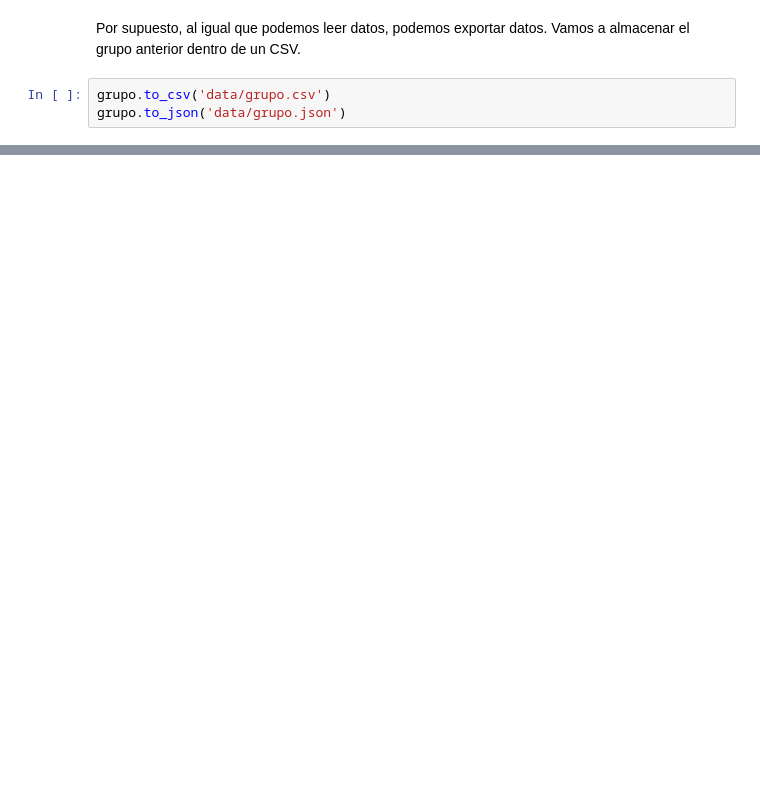
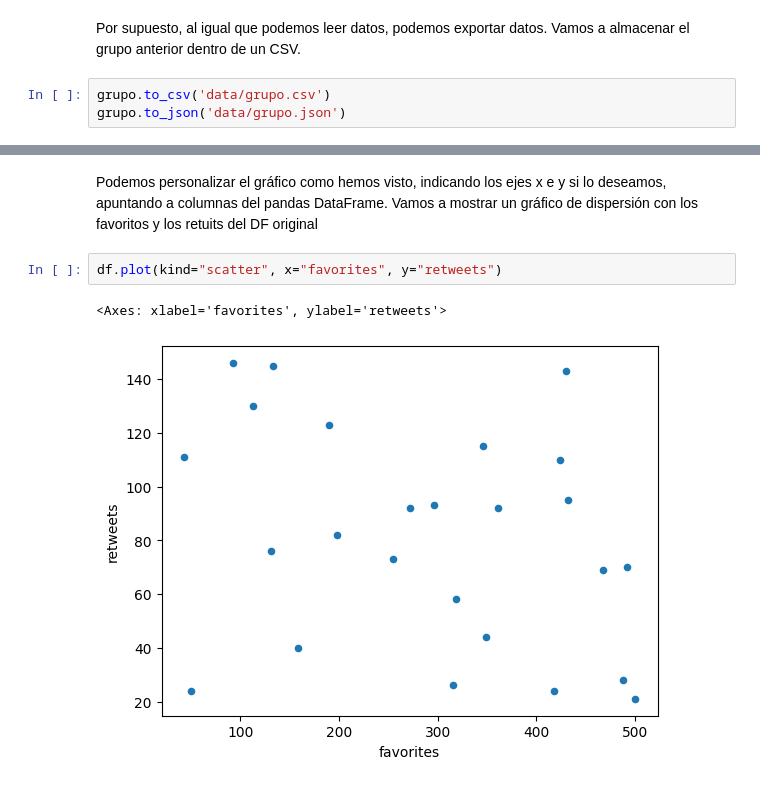
Before and after one commit to atudela77/PythonCiencia, a Jupyter notebook: ciencia05influencers.ipynb, the cells around one changed output, grey strips where cells are left out. Drawn from its saved outputs; the diff is of its cells as text; blank space fills up the shorter version.

```diff
--- a/ciencia05influencers.ipynb
+++ b/ciencia05influencers.ipynb
@@ -172,0 +185,8 @@ grupo.to_json('data/grupo.json')
+# %% [markdown]
+Podemos personalizar el gráfico como hemos visto, indicando los ejes x e y si lo deseamos, apuntando a columnas del pandas DataFrame.
+Vamos a mostrar un gráfico de dispersión con los favoritos y los retuits del DF original
+# %%
+df.plot(kind="scatter", x="favorites", y="retweets")
+# %% [output]
+<Axes: xlabel='favorites', ylabel='retweets'>
+[figure, added]
```
Also changed, not shown: parts of 8 cells of this notebook, 11 other files.
